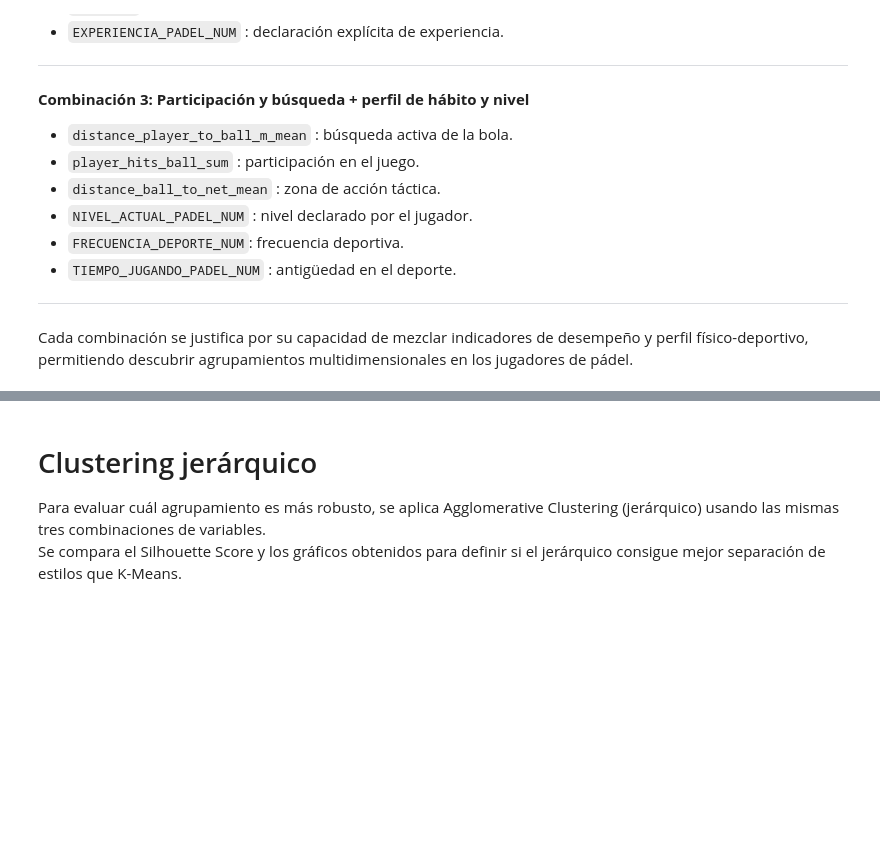
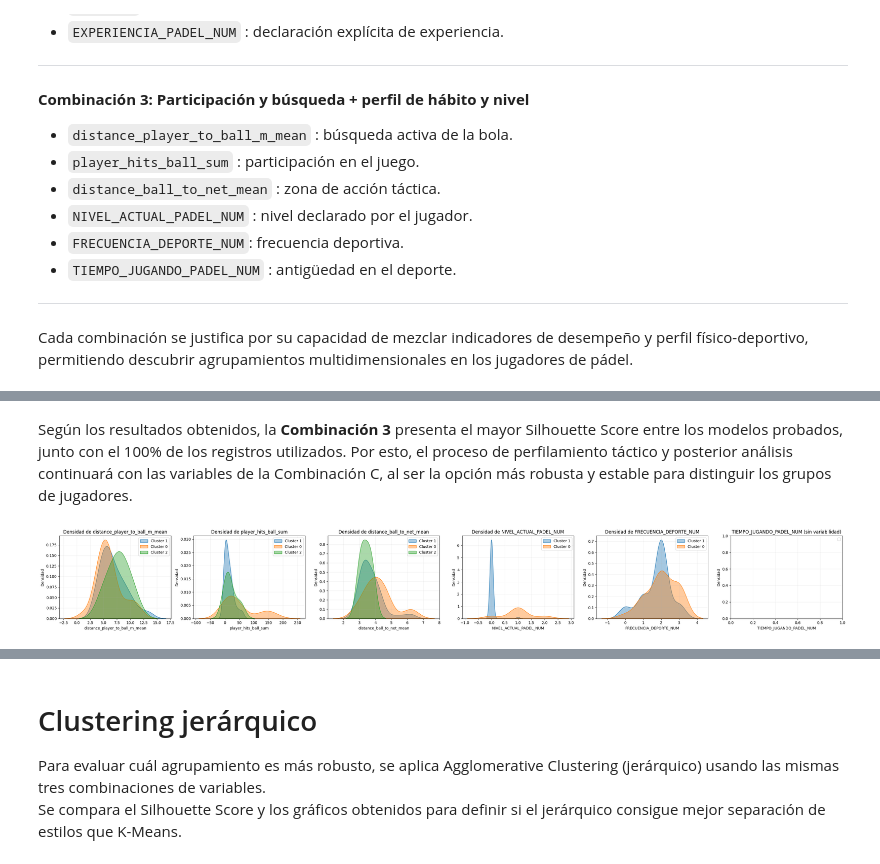
Before and after one commit to valenlopezzz04/Proyecto-padel-analitica, a Jupyter notebook: kmeans2.ipynb, the cells around one changed output, grey strips where cells are left out. Saved outputs shown, nothing was run; the diff lists cells and outputs as text; code cells hidden in the pictures; blank space fills up the shorter version.

```diff
--- a/kmeans2.ipynb
+++ b/kmeans2.ipynb
@@ -745,17 +671,0 @@ cluster_kmeans
-# %%
-for var in features_B:
-    plt.figure(figsize=(8,4))
-    for cl in df_match_kmeans["cluster_kmeans"].unique():
-        subset = df_match_kmeans[df_match_kmeans["cluster_kmeans"] == cl]
-        sns.kdeplot(
-            subset[var],
-            label=f"Cluster {cl}",
-            fill=True,
-            alpha=0.4
-        )
-    plt.title(f"Densidad de {var} por cluster (K-Means)")
-    plt.xlabel(var)
-    plt.ylabel("Densidad")
-    plt.legend()
-    plt.grid(alpha=0.2)
-    plt.show()
@@ -765,0 +732,39 @@ for var in features_B:
+# %% [markdown]
+Según los resultados obtenidos, la **Combinación 3** presenta el mayor Silhouette Score entre los modelos probados, junto con el 100% de los registros utilizados. Por esto, el proceso de perfilamiento táctico y posterior análisis continuará con las variables de la Combinación C, al ser la opción más robusta y estable para distinguir los grupos de jugadores.
+# %%
+import matplotlib.pyplot as plt
+import seaborn as sns
+
+num_vars = len(features_3)
+fig, axes = plt.subplots(1, num_vars, figsize=(5 * num_vars, 4), sharey=False)
+
+for idx, var in enumerate(features_3):
+    ax = axes[idx]
+    plotted_cluster_count = 0  # Contador para la leyenda
+    for cl in df_merged["cluster_kmeans"].unique():
+        subset = df_merged[df_merged["cluster_kmeans"] == cl]
+        # Solo grafica si hay más de un valor único Y al menos 3 valores
+        if subset[var].nunique() > 1 and subset[var].count() > 2:
+            sns.kdeplot(
+                subset[var],
+                label=f"Cluster {cl}",
+                fill=True,
+                alpha=0.4,
+                ax=ax
+            )
+            plotted_cluster_count += 1
+    if plotted_cluster_count:
+        ax.set_title(f"Densidad de {var}")
+        ax.set_xlabel(var)
+        ax.set_ylabel("Densidad")
+    else:
+        ax.set_title(f"{var} (sin variabilidad)")
+        ax.set_xlabel(var)
+        ax.set_ylabel("Densidad")
+    ax.legend()
+    ax.grid(alpha=0.2)
+
+plt.tight_layout()
+plt.show()
+# %% [output]
+[figure, added]
```
Also changed, not shown: parts of 10 cells of this notebook.
